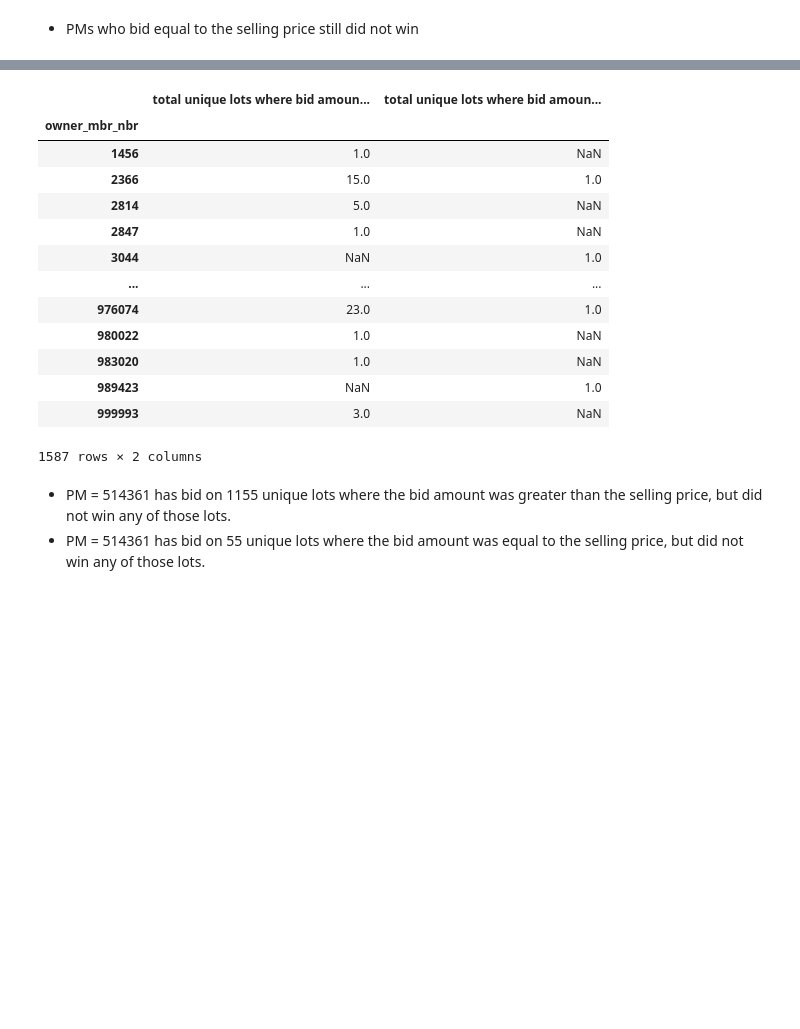
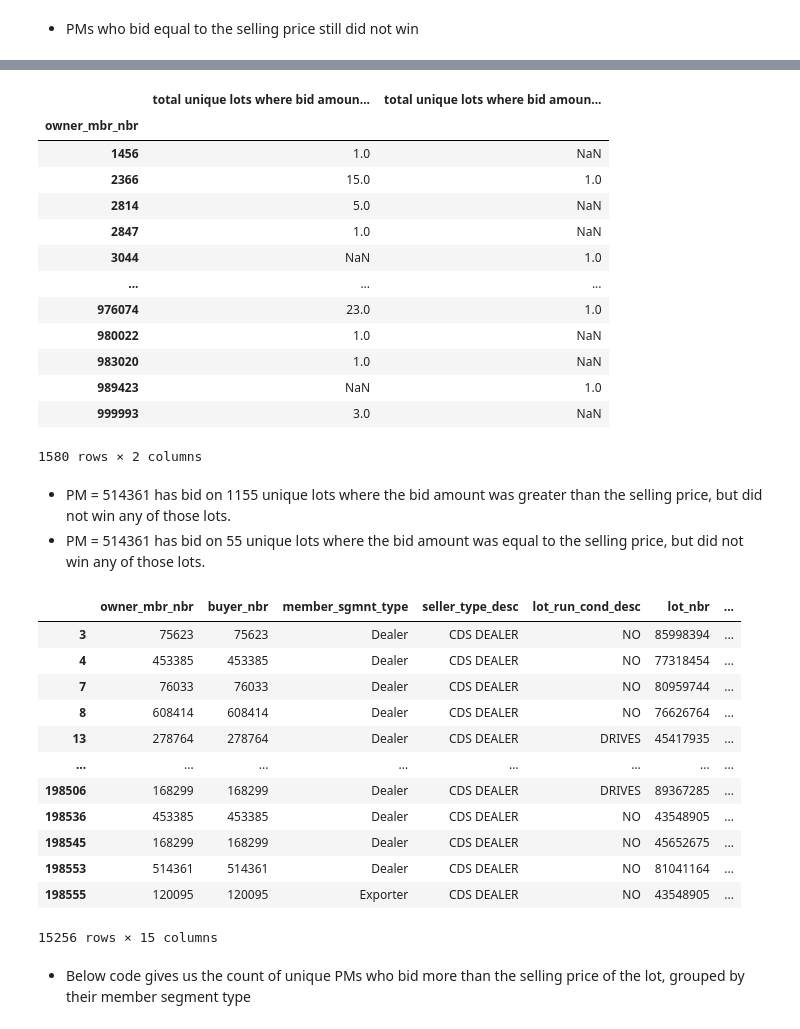
Before and after one commit to srijan-deo/Churn-Premier-Members, a Jupyter notebook: Premier-Behavior-Patterns.ipynb, the cells around one changed output, grey strips where cells are left out. Saved outputs shown, nothing was run; the diff lists cells and outputs as text; code cells hidden in the pictures; blank space fills up the shorter version.

```diff
--- a/Premier-Behavior-Patterns.ipynb
+++ b/Premier-Behavior-Patterns.ipynb
@@ -1117,10 +1108,12 @@ Out of the 3533 PMs who bid > 10 times (on lots sold in the last 6 months) but d
 # %%
-pd.merge(bids_more_than_SP.groupby('owner_mbr_nbr')['lot_nbr'].nunique(), equal_to_zero.groupby('owner_mbr_nbr')['lot_nbr'].nunique(), how='outer', on='owner_mbr_nbr').rename(
+merged_data = pd.merge(bids_more_than_SP.groupby('owner_mbr_nbr')['lot_nbr'].nunique(), equal_to_zero.groupby('owner_mbr_nbr')['lot_nbr'].nunique(), how='outer', on='owner_mbr_nbr').rename(
     columns={
         'lot_nbr_x': 'total unique lots where bid amount > sale price',
         'lot_nbr_y': 'total unique lots where bid amount = sale price'
     }
 )
+
+merged_data
 # %% [output]
 |  | total unique lots where bid amoun... | total unique lots where bid amoun... |
 | owner_mbr_nbr |  |  |
@@ -1135,7 +1128,7 @@ pd.merge(bids_more_than_SP.groupby('owner_mbr_nbr')['lot_nbr'].nunique(), equal_
 | 983020 | 1.0 | NaN |
 | 989423 | NaN | 1.0 |
 | 999993 | 3.0 | NaN |
-1587 rows × 2 columns
+1580 rows × 2 columns
 # %% [markdown]
 * PM = 514361 has bid on 1155 unique lots where the bid amount was greater than the selling price, but did not win any of those lots.
 * PM = 514361 has bid on 55 unique lots where the bid amount was equal to the selling price, but did not win any of those lots.
@@ -1146,0 +1135,18 @@ lot_nbr_list_str = ','.join(str(x) for x in lot_nbr_list)
+# %%
+bids_more_than_SP
+# %% [output]
+|  | owner_mbr_nbr | buyer_nbr | member_sgmnt_type | seller_type_desc | lot_run_cond_desc | lot_nbr | ... |
+| 3 | 75623 | 75623 | Dealer | CDS DEALER | NO | 85998394 | ... |
+| 4 | 453385 | 453385 | Dealer | CDS DEALER | NO | 77318454 | ... |
+| 7 | 76033 | 76033 | Dealer | CDS DEALER | NO | 80959744 | ... |
+| 8 | 608414 | 608414 | Dealer | CDS DEALER | NO | 76626764 | ... |
+| 13 | 278764 | 278764 | Dealer | CDS DEALER | DRIVES | 45417935 | ... |
+| ... | ... | ... | ... | ... | ... | ... | ... |
+| 198506 | 168299 | 168299 | Dealer | CDS DEALER | DRIVES | 89367285 | ... |
+| 198536 | 453385 | 453385 | Dealer | CDS DEALER | NO | 43548905 | ... |
+| 198545 | 168299 | 168299 | Dealer | CDS DEALER | NO | 45652675 | ... |
+| 198553 | 514361 | 514361 | Dealer | CDS DEALER | NO | 81041164 | ... |
+| 198555 | 120095 | 120095 | Exporter | CDS DEALER | NO | 43548905 | ... |
+15256 rows × 15 columns
+# %% [markdown]
+* Below code gives us the count of unique PMs who bid more than the selling price of the lot, grouped by their member segment type
```
Also changed, not shown: parts of 36 cells of this notebook.
